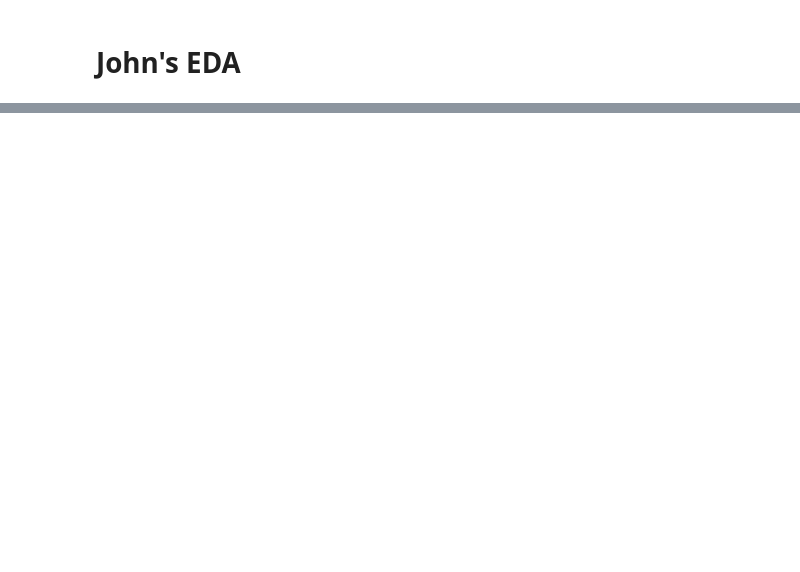
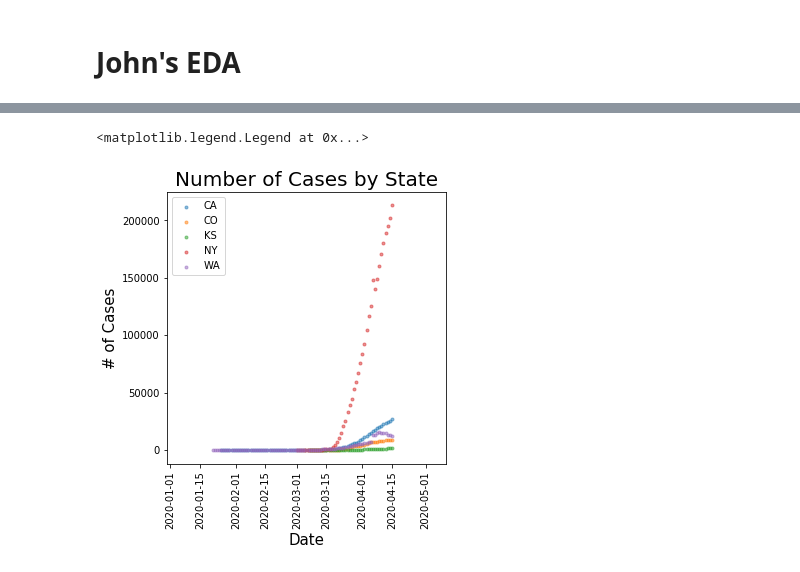
Before and after one commit to CSJohnLee/COVID19_Project, a Jupyter notebook: Lee_EDA.ipynb, the cells around one changed output, grey strips where cells are left out. Cells and saved outputs as stored; diff of their text form; code cells hidden in the pictures; blank space fills up the shorter version.

Commit message:
added animation and us map plots

```diff
--- a/Lee_EDA.ipynb
+++ b/Lee_EDA.ipynb
@@ -5,10 +2,0 @@
-# %%
-#Importing Modules
-import numpy as np
-import pandas as pd
-import matplotlib.pyplot as plt
-import matplotlib.animation as FuncAnimation
-from datetime import datetime
-%matplotlib inline
-#%matplotlib notebook
-plt.style.use('seaborn-pastel')
@@ -251,0 +21,6 @@ axs.xaxis.set_major_locator(plt.MaxNLocator(5))
+# %%
+#Importing cleaned COVID data
+covid = pd.read_pickle('Data_pkl\\flattened_covid_df.pkl')
+#Note, this data seems to have duplicates, will update
+#covid.dtypes
+covid.head()
@@ -251,0 +34,4 @@ axs.xaxis.set_major_locator(plt.MaxNLocator(5))
+# %%
+#Grouping data for use on plots
+covid_by_state = covid.groupby(['state','date'], as_index=False).agg('sum')
+covid_by_state[covid_by_state.date=='2020-03-19'].head()
@@ -251,0 +45,35 @@ axs.xaxis.set_major_locator(plt.MaxNLocator(5))
+# %%
+# Cases by State scatterplots
+%matplotlib inline
+fig, axs = plt.subplots(figsize=(5,5))
+
+ca_date = covid_by_state[covid_by_state.state=='California'].date
+co_date = covid_by_state[covid_by_state.state=='Colorado'].date
+ks_date = covid_by_state[covid_by_state.state=='Kansas'].date
+ny_date = covid_by_state[covid_by_state.state=='New York'].date
+wa_date = covid_by_state[covid_by_state.state=='Washington'].date
+
+ca_cases = covid_by_state[covid_by_state.state=='California'].cases
+co_cases = covid_by_state[covid_by_state.state=='Colorado'].cases
+ks_cases = covid_by_state[covid_by_state.state=='Kansas'].cases
+ny_cases = covid_by_state[covid_by_state.state=='New York'].cases
+wa_cases = covid_by_state[covid_by_state.state=='Washington'].cases
+
+#scatter of each of the 5 states
+axs.scatter(ca_date,ca_cases, alpha = 0.5, marker='.')
+axs.scatter(co_date,co_cases, alpha = 0.5, marker='.')
+axs.scatter(ks_date,ks_cases, alpha = 0.5, marker='.')
+axs.scatter(ny_date,ny_cases, alpha = 0.5, marker='.')
+axs.scatter(wa_date,wa_cases, alpha = 0.5, marker='.')
+
+#Labeling
+axs.set_title("Number of Cases by State", fontsize=20)
+axs.set_ylabel('# of Cases', fontsize=15)
+axs.set_xlabel('Date', fontsize=15)
+#axs.xaxis.set_major_locator(plt.MaxNLocator(10))
+plt.xticks(rotation=90)
+
+plt.legend(['CA', 'CO', 'KS', 'NY', 'WA'])
+# %% [output]
+<matplotlib.legend.Legend at 0x...>
+[figure, added]
```
Also changed, not shown: parts of 53 cells of this notebook, 4 other files.
